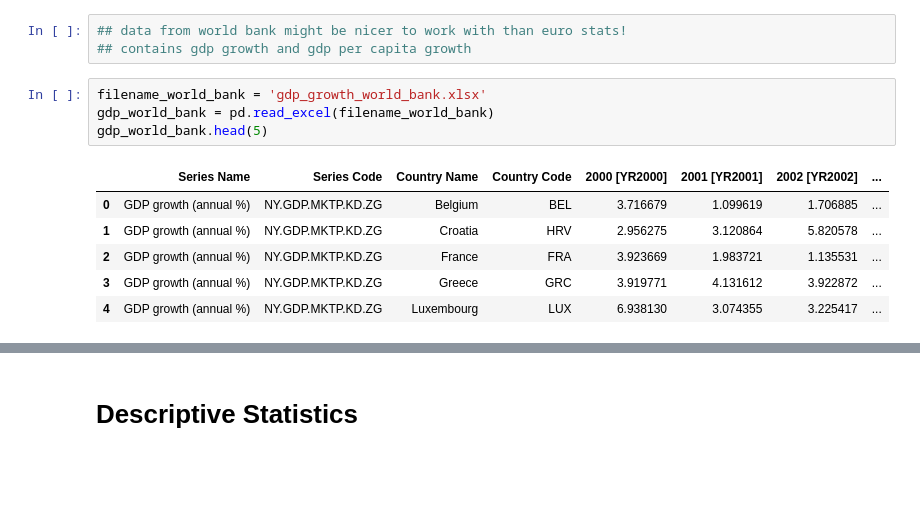
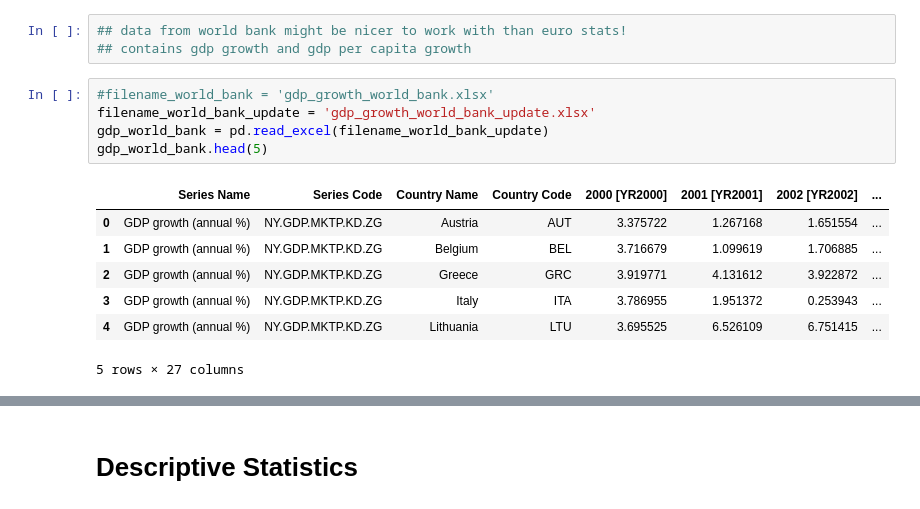
Before and after one commit to NumEconCopenhagen/projects-2024-darja-christian, a Jupyter notebook: dataproject/Darja_Work.ipynb, the cells around one changed output, grey strips where cells are left out. Drawn from its saved outputs; the diff is of its cells as text; blank space fills up the shorter version.

```diff
--- a/dataproject/Darja_Work.ipynb
+++ b/dataproject/Darja_Work.ipynb
@@ -51,14 +29,16 @@ pd.read_excel(filename_1, skiprows= [1, 2, 3, 4, 5, 7,12], sheet_name= 'Sheet 1'
 ## data from world bank might be nicer to work with than euro stats!
 ## contains gdp growth and gdp per capita growth
 # %%
-filename_world_bank = 'gdp_growth_world_bank.xlsx'
-gdp_world_bank = pd.read_excel(filename_world_bank)
+#filename_world_bank = 'gdp_growth_world_bank.xlsx'
+filename_world_bank_update = 'gdp_growth_world_bank_update.xlsx'
+gdp_world_bank = pd.read_excel(filename_world_bank_update)
 gdp_world_bank.head(5)
 # %% [output]
 |  | Series Name | Series Code | Country Name | Country Code | 2000 [YR2000] | 2001 [YR2001] | 2002 [YR2002] | ... |
-| 0 | GDP growth (annual %) | NY.GDP.MKTP.KD.ZG | Belgium | BEL | 3.716679 | 1.099619 | 1.706885 | ... |
-| 1 | GDP growth (annual %) | NY.GDP.MKTP.KD.ZG | Croatia | HRV | 2.956275 | 3.120864 | 5.820578 | ... |
-| 2 | GDP growth (annual %) | NY.GDP.MKTP.KD.ZG | France | FRA | 3.923669 | 1.983721 | 1.135531 | ... |
-| 3 | GDP growth (annual %) | NY.GDP.MKTP.KD.ZG | Greece | GRC | 3.919771 | 4.131612 | 3.922872 | ... |
-| 4 | GDP growth (annual %) | NY.GDP.MKTP.KD.ZG | Luxembourg | LUX | 6.938130 | 3.074355 | 3.225417 | ... |
+| 0 | GDP growth (annual %) | NY.GDP.MKTP.KD.ZG | Austria | AUT | 3.375722 | 1.267168 | 1.651554 | ... |
+| 1 | GDP growth (annual %) | NY.GDP.MKTP.KD.ZG | Belgium | BEL | 3.716679 | 1.099619 | 1.706885 | ... |
+| 2 | GDP growth (annual %) | NY.GDP.MKTP.KD.ZG | Greece | GRC | 3.919771 | 4.131612 | 3.922872 | ... |
+| 3 | GDP growth (annual %) | NY.GDP.MKTP.KD.ZG | Italy | ITA | 3.786955 | 1.951372 | 0.253943 | ... |
+| 4 | GDP growth (annual %) | NY.GDP.MKTP.KD.ZG | Lithuania | LTU | 3.695525 | 6.526109 | 6.751415 | ... |
+5 rows × 27 columns
 # %%
```
Also changed, not shown: parts of 21 cells of this notebook, 1 other file.
